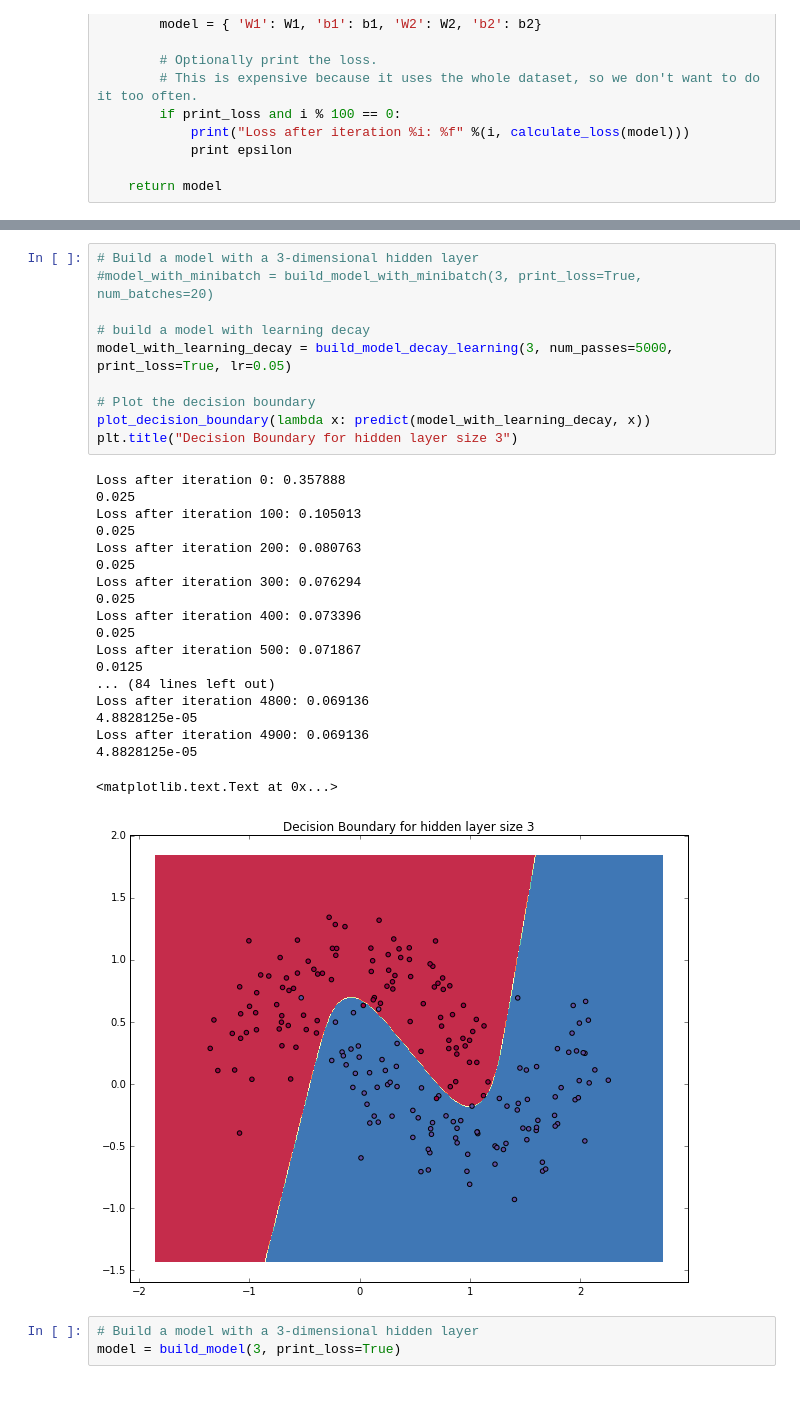
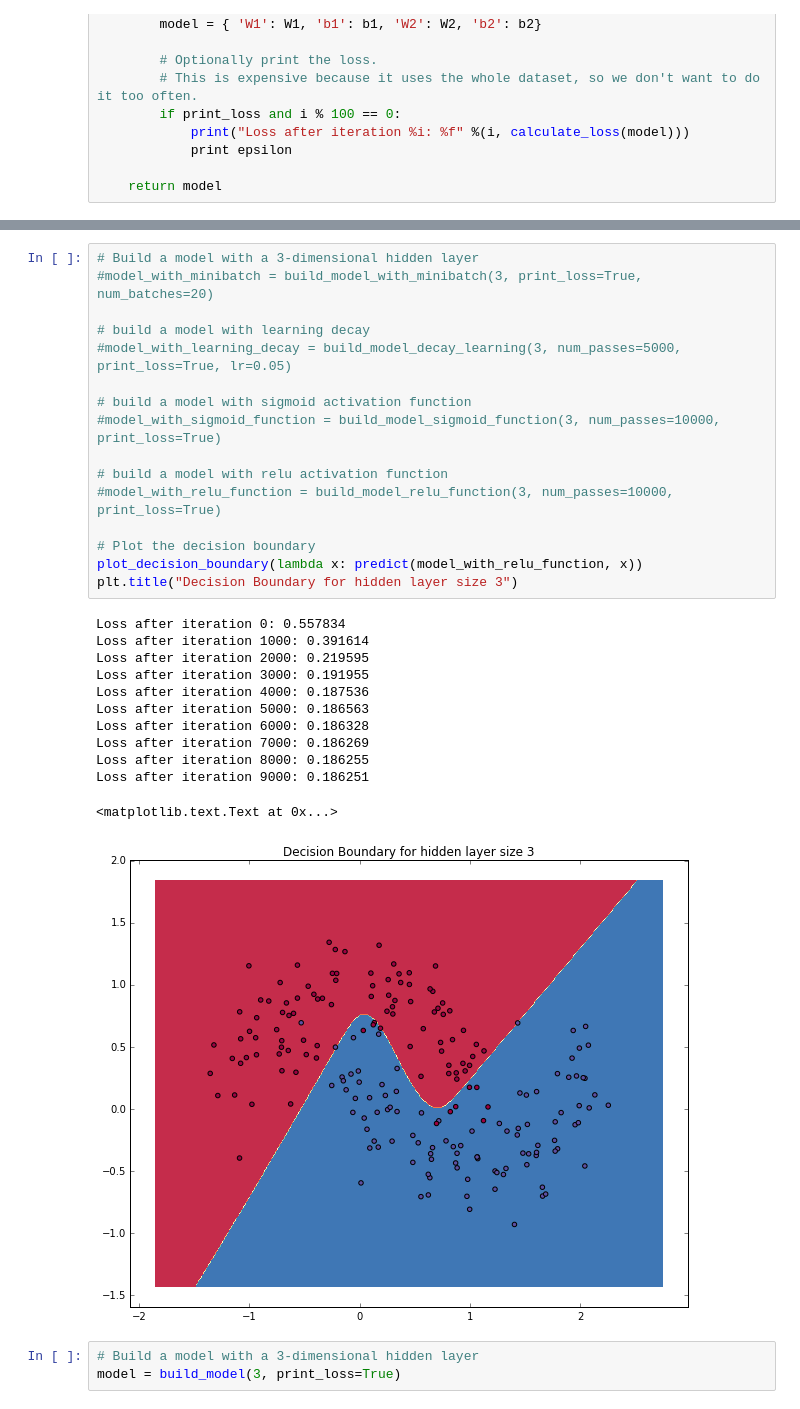
Before and after one commit to squidarth/nn-from-scratch, a Jupyter notebook: nn-from-scratch.ipynb, the cells around one changed output, grey strips where cells are left out. Cells and saved outputs as stored; diff of their text form.

```diff
--- a/nn-from-scratch.ipynb
+++ b/nn-from-scratch.ipynb
@@ -370,33 +485,32 @@ def build_model_decay_learning(nn_hdim, num_passes=20000, print_loss=False, lr=0
 # %%
 # Build a model with a 3-dimensional hidden layer
 #model_with_minibatch = build_model_with_minibatch(3, print_loss=True, num_batches=20)
 
 # build a model with learning decay
-model_with_learning_decay = build_model_decay_learning(3, num_passes=5000, print_loss=True, lr=0.05)
+#model_with_learning_decay = build_model_decay_learning(3, num_passes=5000, print_loss=True, lr=0.05)
+
+# build a model with sigmoid activation function
+#model_with_sigmoid_function = build_model_sigmoid_function(3, num_passes=10000, print_loss=True)
+
+# build a model with relu activation function
+#model_with_relu_function = build_model_relu_function(3, num_passes=10000, print_loss=True)
 
 # Plot the decision boundary
-plot_decision_boundary(lambda x: predict(model_with_learning_decay, x))
+plot_decision_boundary(lambda x: predict(model_with_relu_function, x))
 plt.title("Decision Boundary for hidden layer size 3")
 # %% [output]
-Loss after iteration 0: 0.357888
-0.025
-Loss after iteration 100: 0.105013
-0.025
-Loss after iteration 200: 0.080763
-0.025
-Loss after iteration 300: 0.076294
-0.025
-Loss after iteration 400: 0.073396
-0.025
-Loss after iteration 500: 0.071867
-0.0125
-... (84 lines left out)
-Loss after iteration 4800: 0.069136
-4.8828125e-05
-Loss after iteration 4900: 0.069136
-4.8828125e-05
+Loss after iteration 0: 0.557834
+Loss after iteration 1000: 0.391614
+Loss after iteration 2000: 0.219595
+Loss after iteration 3000: 0.191955
+Loss after iteration 4000: 0.187536
+Loss after iteration 5000: 0.186563
+Loss after iteration 6000: 0.186328
+Loss after iteration 7000: 0.186269
+Loss after iteration 8000: 0.186255
+Loss after iteration 9000: 0.186251
 <matplotlib.text.Text at 0x...>
-[figure, old version]
+[figure, new version]
 # %%
 # Build a model with a 3-dimensional hidden layer
 model = build_model(3, print_loss=True)
```
Also changed, not shown: parts of 4 cells of this notebook.
